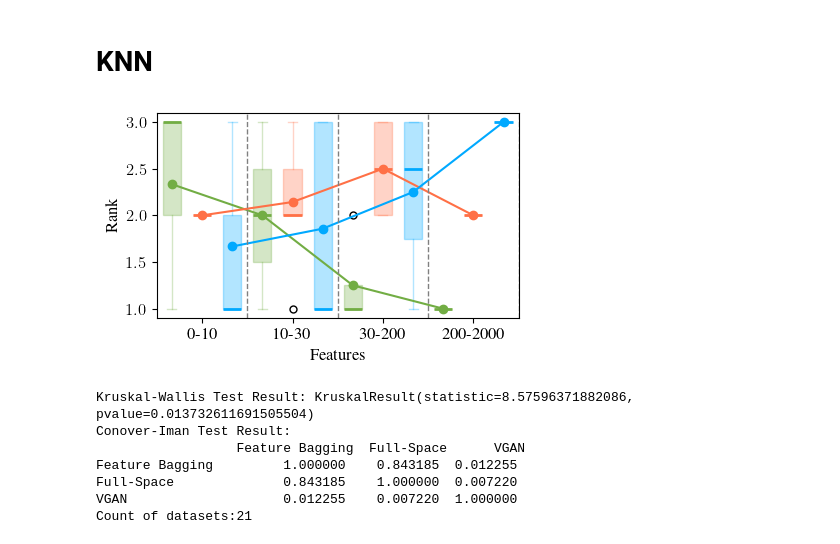
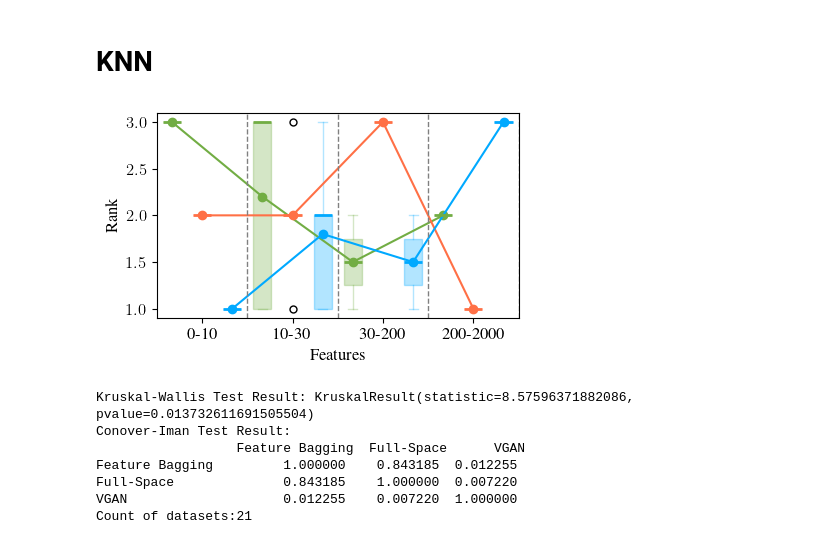
Before and after one commit to jcribeiro98/V-GAN, a Jupyter notebook: images.ipynb, the cells around one changed output. Drawn from its saved outputs; the diff is of its cells as text; code cells hidden in the pictures.

```diff
--- a/images.ipynb
+++ b/images.ipynb
@@ -316,7 +331,7 @@ df = pd.read_csv(f'experiments/Outlier_Detection/Full_table_with_ranks-{dataset}
 
 # Filter the datasets where p-value > 0.10
 filtered_pvalue_df = df
-filtered_pvalue_df = df[df['p-value'] > 0.10]
+filtered_pvalue_df = df[df['p-value'] < 0.10]
 
 #Define the colors to use
 vgan_color = "#72AD44"
@@ -432,35 +447,35 @@ plt.plot(
     color=vgan_color, marker='o', linestyle='-', linewidth=1.5, label='VGAN'
 )
 
 plt.plot(
     [2, 5, 8, 11],
     [ensemble_pvalue_ranks_0_10.mean(), ensemble_pvalue_ranks_10_30.mean(), ensemble_pvalue_ranks_30_50.mean(),
      ensemble_pvalue_ranks_100_300.mean()],
     color=ensemble_color, marker='o', linestyle='-', linewidth=1.5, label='Feature Bagging'
 )
 
 plt.plot(
     [3, 6, 9, 12],
     [fs_pvalue_ranks_0_10.mean(), fs_pvalue_ranks_10_30.mean(), fs_pvalue_ranks_30_50.mean(),
      fs_pvalue_ranks_100_300.mean()],
     color=fs_color, marker='o', linestyle='-', linewidth=1.5, label='Full Space'
 )
 
 # Adding vertical lines to indicate the limits of each group on the x-axis
 for x in [3.5, 6.5, 9.5, 12.5]:
     plt.axvline(x=x, color='gray', linestyle='--', linewidth=1)
 
 # Setting the x-axis labels
 plt.xticks([2, 5, 8, 11], ['0-10', '10-30',
            '30-200', '200-2000'])
 
 
 plt.xlabel('Features')
 plt.ylabel('Rank')
-plt.savefig(f'{dataset}_lense.png',dpi=1000)
+plt.savefig(f'{dataset}_non_lense.png',dpi=1000)
 plt.show()
 # %% [output]
-[figure, old version]
+[figure, new version]
 # %%
 import pandas as pd
 import scipy.stats as stats
```
Also changed, not shown: parts of 10 cells of this notebook.
